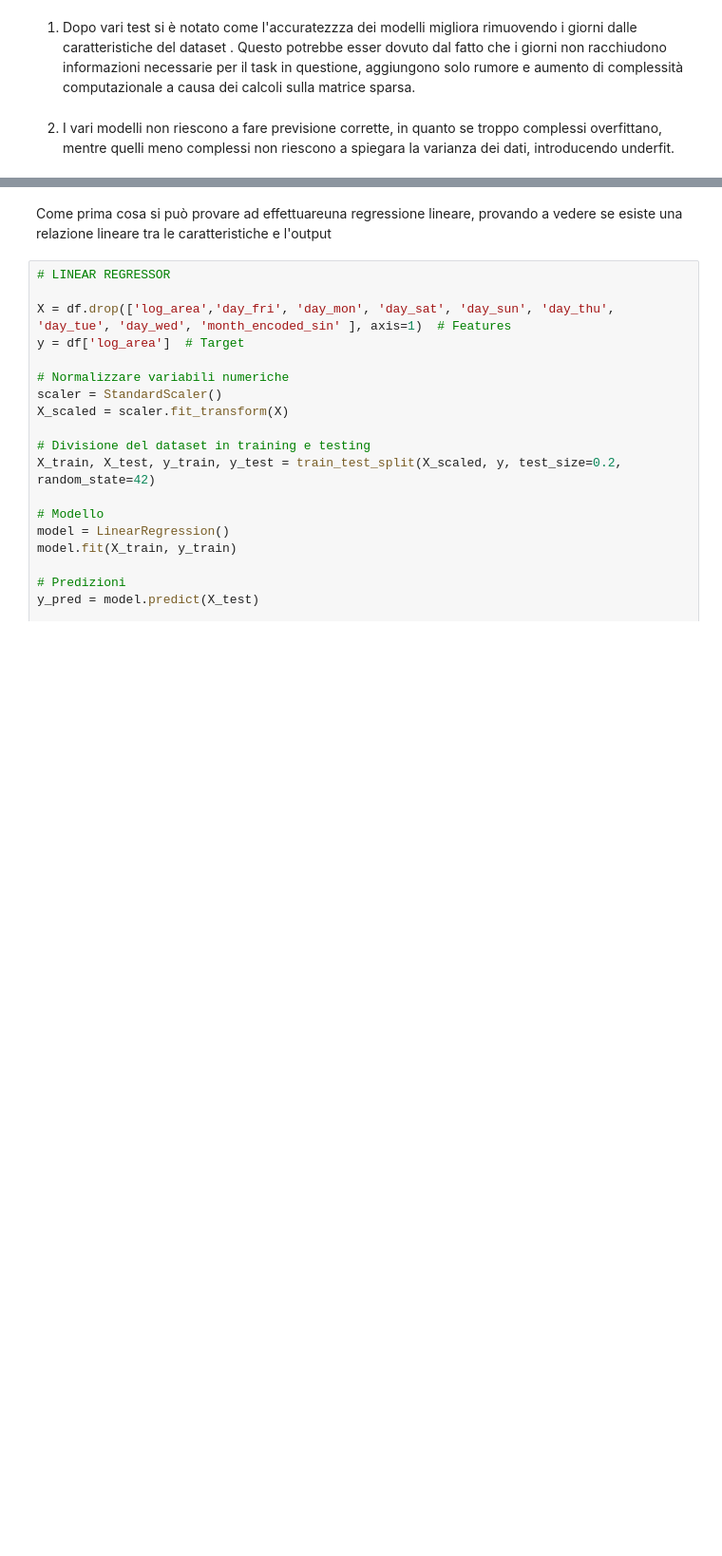
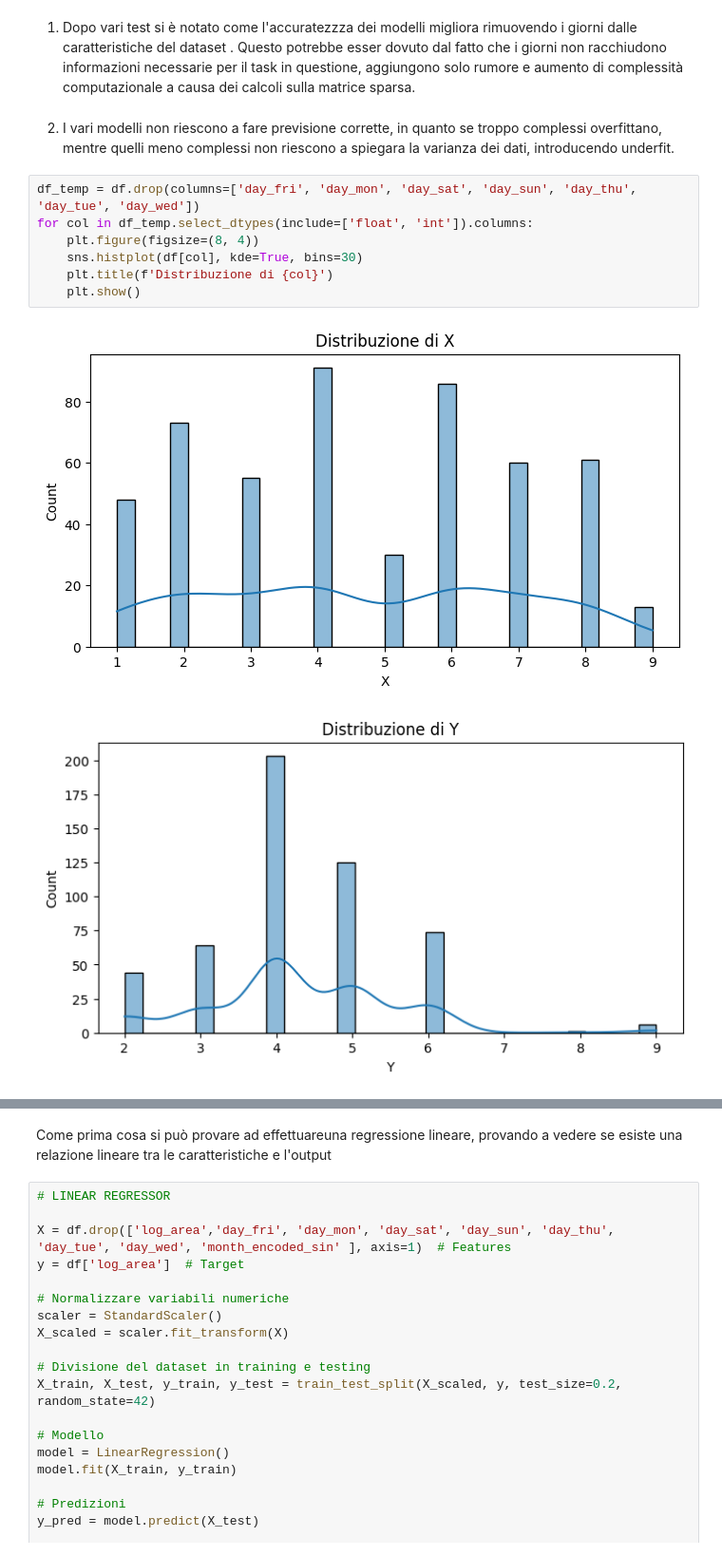
Before and after one commit to aledigirm3/ML-project, a Jupyter notebook: version1.ipynb, the cells around one changed output, grey strips where cells are left out. Shown at 95% size. Cells and saved outputs as stored; diff of their text form; blank space fills up the shorter version.

```diff
--- a/version1.ipynb
+++ b/version1.ipynb
@@ -204,3 +205,13 @@ Prima di effettuare ulteriori manipolazioni del dataset, però, proviamo ad adde
 1) Dopo vari test si è notato come l'accuratezzza dei modelli migliora rimuovendo i giorni dalle caratteristiche del dataset . Questo potrebbe esser dovuto dal fatto che i giorni non racchiudono informazioni necessarie per il task in questione, aggiungono solo rumore e aumento di complessità computazionale a causa dei calcoli sulla matrice sparsa.
 # %% [markdown]
 2) I vari modelli non riescono a fare previsione corrette, in quanto se troppo complessi overfittano, mentre quelli meno complessi non riescono a spiegara la varianza dei dati, introducendo underfit.
+# %%
+df_temp = df.drop(columns=['day_fri', 'day_mon', 'day_sat', 'day_sun', 'day_thu', 'day_tue', 'day_wed'])
+for col in df_temp.select_dtypes(include=['float', 'int']).columns:
+    plt.figure(figsize=(8, 4))
+    sns.histplot(df[col], kde=True, bins=30)
+    plt.title(f'Distribuzione di {col}')
+    plt.show()
+# %% [output]
+[figure, added]
+[figure, added]
```
Also changed, not shown: parts of 5 cells of this notebook.
